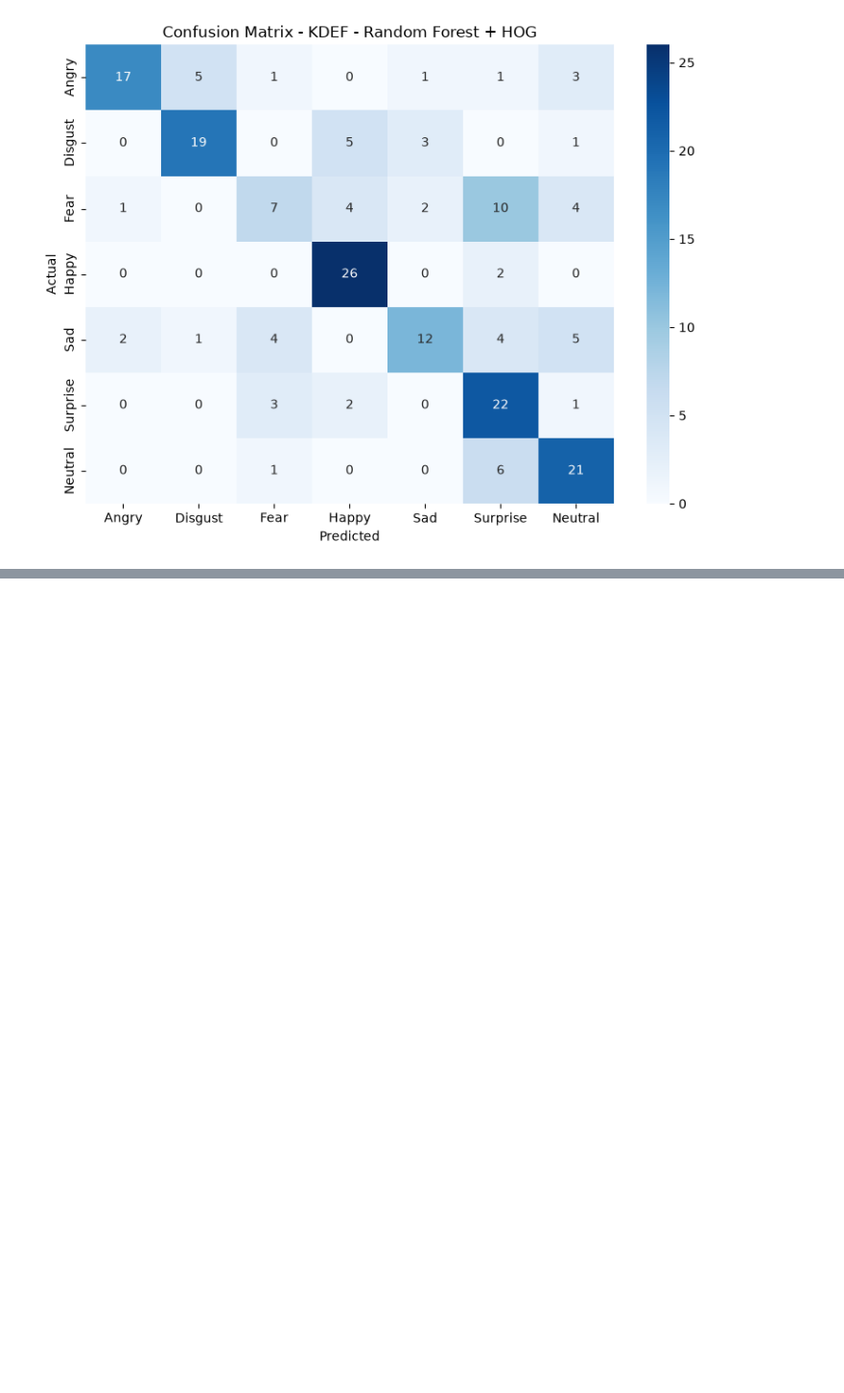
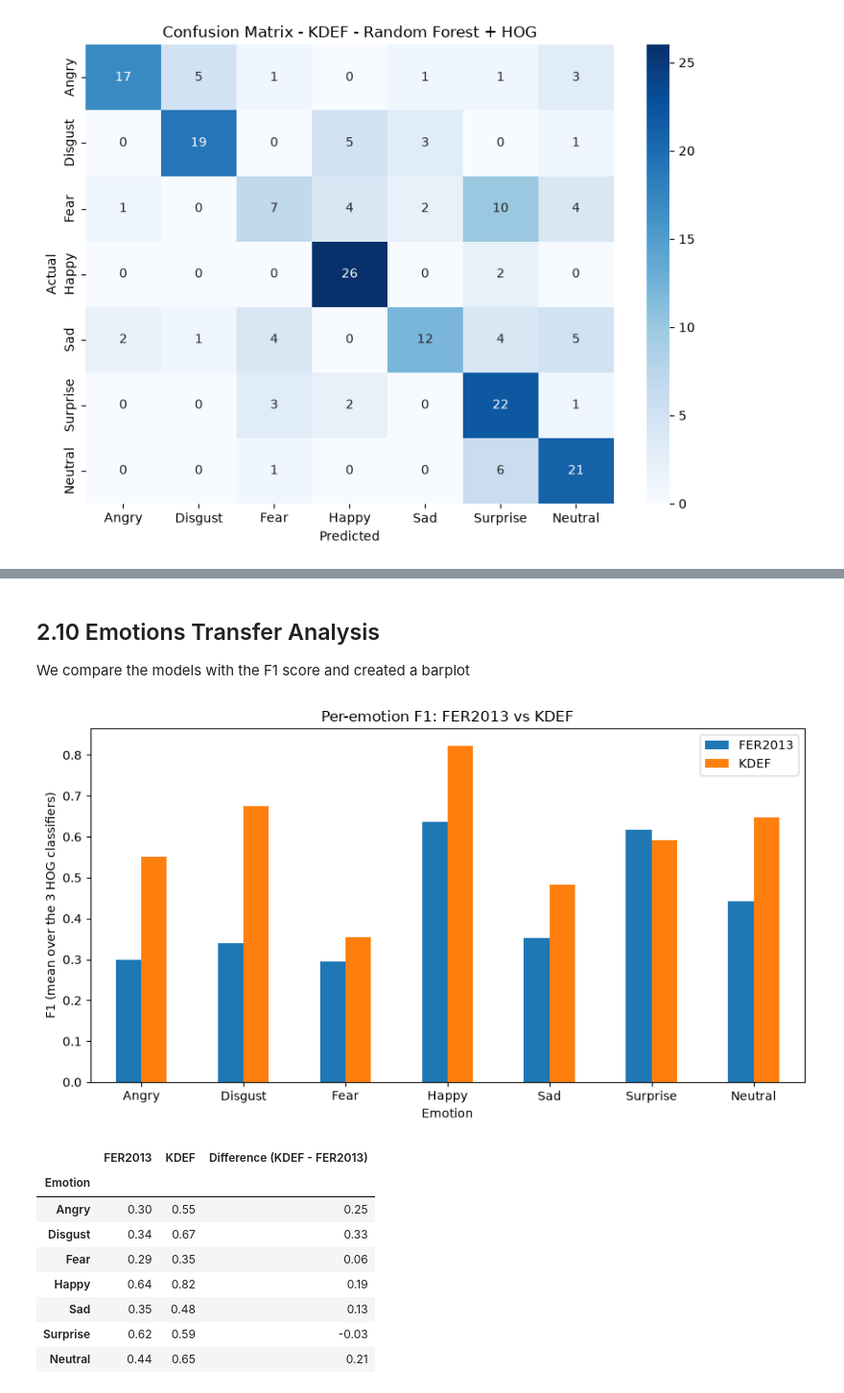
Before and after one commit to kostasparma/Emotion_Recognition_ML, a Jupyter notebook: Task2.ipynb, the cells around one changed output, grey strips where cells are left out. Shown at 96% size. Drawn from its saved outputs; the diff is of its cells as text; code cells hidden in the pictures; blank space fills up the shorter version.

```diff
--- a/Task2.ipynb
+++ b/Task2.ipynb
@@ -326,0 +377,17 @@ weighted avg       0.64      0.63      0.62       196
+# %%
+kdef_pred = {name: model.predict(hog_test) for name, model in models.items()}
+
+rank_rows = []
+for name in models:
+    rank_rows.append({
+        "Model": name,
+        "FER2013 accuracy": accuracy_score(y_fer_valid, fer_pred[name]),
+        "FER2013 macro F1": f1_score(y_fer_valid, fer_pred[name], average='macro'),
+        "KDEF accuracy": accuracy_score(y_test, kdef_pred[name]),
+        "KDEF macro F1": f1_score(y_test, kdef_pred[name], average='macro'),
+    })
+
+ranking = pd.DataFrame(rank_rows).set_index("Model")
+ranking["FER2013 rank"] = ranking["FER2013 macro F1"].rank(ascending=False, method="min").astype(int)
+ranking["KDEF rank"] = ranking["KDEF macro F1"].rank(ascending=False, method="min").astype(int)
+ranking.round(2)
@@ -326,0 +400,35 @@ weighted avg       0.64      0.63      0.62       196
+# %% [markdown]
+## 2.10 Emotions Transfer Analysis
+We compare the models with the F1 score and created a barplot
+# %%
+per_class = []
+for name in models:
+    f1_fer = f1_score(y_fer_valid, fer_pred[name], labels=range(7), average=None)
+    f1_kdef = f1_score(y_test, kdef_pred[name], labels=range(7), average=None)
+    for c in range(7):
+        per_class.append({"Emotion": class_names[c], "Model": name,
+                          "FER2013": f1_fer[c], "KDEF": f1_kdef[c]})
+
+per_class = pd.DataFrame(per_class)
+emotion_f1 = per_class.groupby("Emotion")[["FER2013", "KDEF"]].mean().reindex(class_names)
+emotion_f1["Difference (KDEF - FER2013)"] = emotion_f1["KDEF"] - emotion_f1["FER2013"]
+
+ax = emotion_f1[["FER2013", "KDEF"]].plot.bar(figsize=(9, 5), rot=0)
+ax.set_ylabel("F1 (mean over the 3 HOG classifiers)")
+ax.set_title("Per-emotion F1: FER2013 vs KDEF")
+plt.tight_layout()
+plt.savefig("figures/KDEF vs FER2013 per-emotion F1.png")
+plt.show()
+
+emotion_f1.round(2)
+# %% [output]
+[figure, added]
+|  | FER2013 | KDEF | Difference (KDEF - FER2013) |
+| Emotion |  |  |  |
+| Angry | 0.30 | 0.55 | 0.25 |
+| Disgust | 0.34 | 0.67 | 0.33 |
+| Fear | 0.29 | 0.35 | 0.06 |
+| Happy | 0.64 | 0.82 | 0.19 |
+| Sad | 0.35 | 0.48 | 0.13 |
+| Surprise | 0.62 | 0.59 | -0.03 |
+| Neutral | 0.44 | 0.65 | 0.21 |
```
Also changed, not shown: parts of 6 cells of this notebook, 1 other file.
